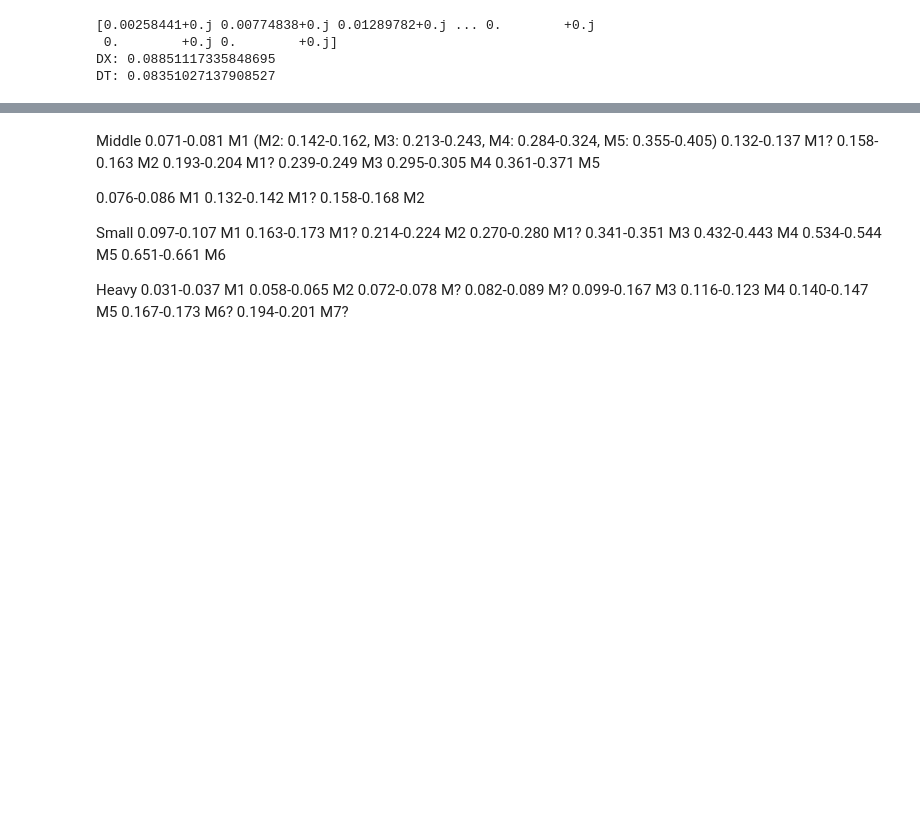
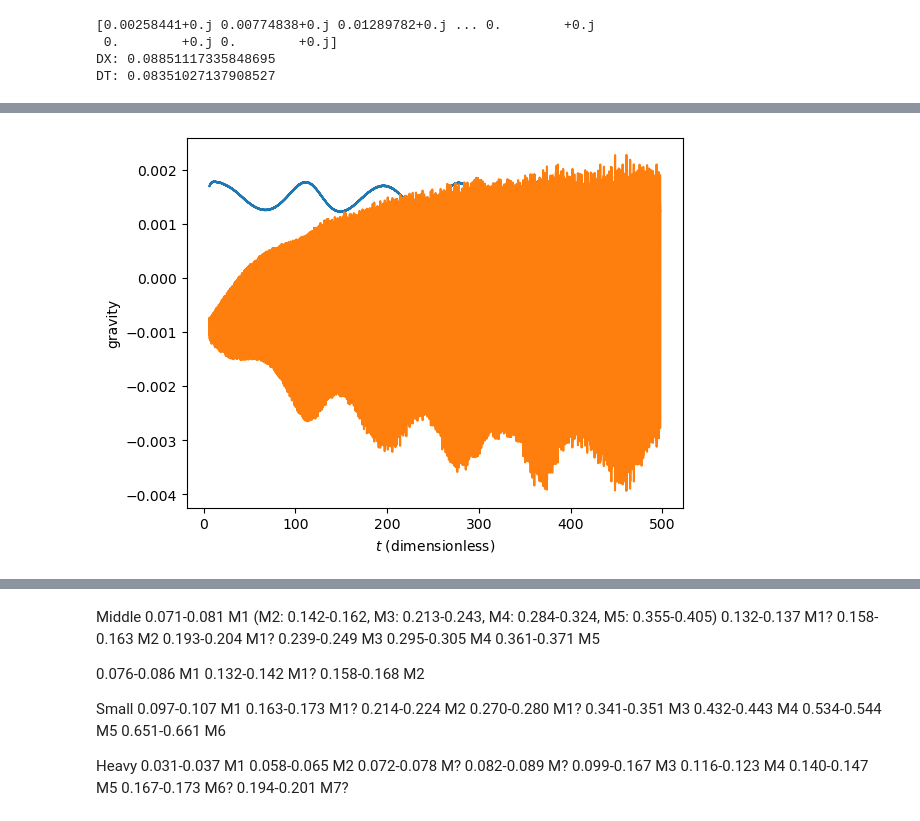
Before and after one commit to bkklee/BosonStar, a Jupyter notebook: Crank-Nicolson_v5.ipynb, the cells around one changed output, grey strips where cells are left out. Drawn from its saved outputs; the diff is of its cells as text; code cells hidden in the pictures; blank space fills up the shorter version.

Commit message:
New graph

```diff
--- a/Crank-Nicolson_v5.ipynb
+++ b/Crank-Nicolson_v5.ipynb
@@ -262,6 +285,17 @@ plt.show()
 # %%
-#plt.plot(ts, gravitationalForce)
+sp = np.fft.fft(pressureGradient)
+freq = np.fft.fftfreq(len(pressureGradient), d=dt)*omegaA/5.391247e-44
+
+for i in range(len(freq)):
+    if(freq[i]<=-10.0 or freq[i]>=10.0):
+        sp[i] = 0.0
+
+pressureGradient = np.fft.ifft(sp)
+
+plt.plot(ts, gravitationalForce)
 plt.plot(ts, pressureGradient)
 plt.xlabel(r"$t$ (dimensionless)")
 plt.ylabel(r"gravity")
 plt.show()
+# %% [output]
+[figure, added]
```
Also changed, not shown: parts of 10 cells of this notebook.
